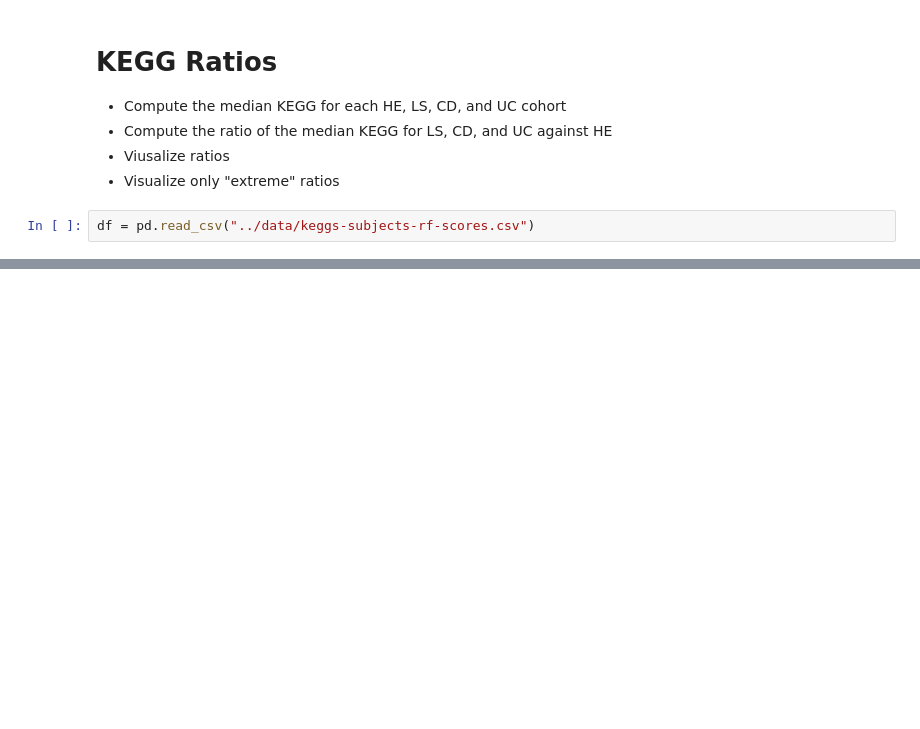
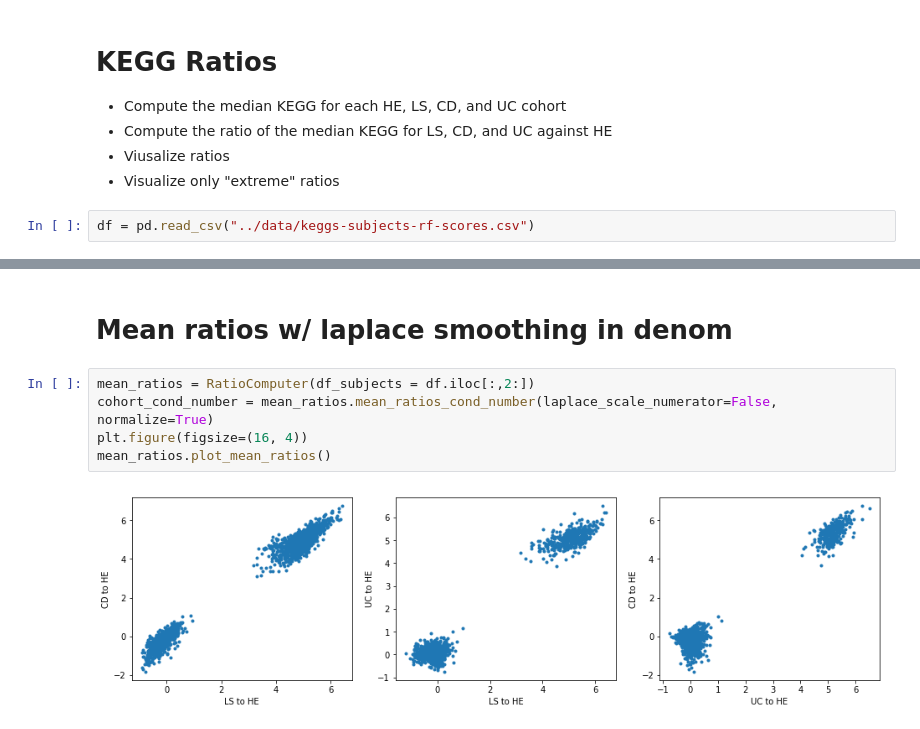
Before and after one commit to myazdani/KEGGs-15-12-2017, a Jupyter notebook: scripts/20-04-2018-testing-kegg-ratios-through-randomization.ipynb, the cells around one changed output, grey strips where cells are left out. Drawn from its saved outputs; the diff is of its cells as text; blank space fills up the shorter version.

```diff
--- a/scripts/20-04-2018-testing-kegg-ratios-through-randomization.ipynb
+++ b/scripts/20-04-2018-testing-kegg-ratios-through-randomization.ipynb
@@ -505,0 +273,9 @@ np.max(w)/np.min(w)
+# %% [markdown]
+# Mean ratios w/ laplace smoothing in denom
+# %%
+mean_ratios = RatioComputer(df_subjects = df.iloc[:,2:])
+cohort_cond_number = mean_ratios.mean_ratios_cond_number(laplace_scale_numerator=False, normalize=True)
+plt.figure(figsize=(16, 4))
+mean_ratios.plot_mean_ratios()
+# %% [output]
+[figure, added]
```
Also changed, not shown: parts of 90 cells of this notebook.
